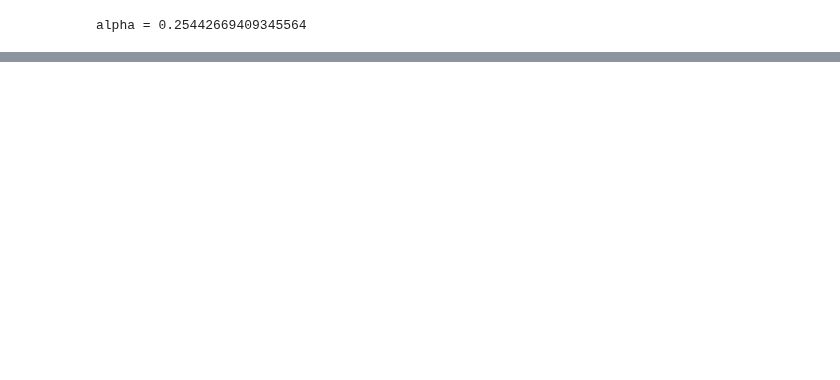
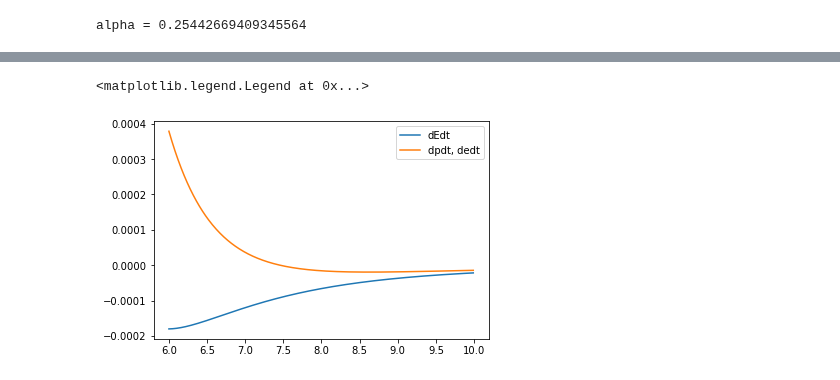
Before and after one commit to Shaun-F/GWGenerator, a Jupyter notebook: debugging/ODE_Solver.ipynb, the cells around one changed output, grey strips where cells are left out. Saved outputs shown, nothing was run; the diff lists cells and outputs as text; code cells hidden in the pictures; blank space fills up the shorter version.

```diff
--- a/debugging/ODE_Solver.ipynb
+++ b/debugging/ODE_Solver.ipynb
@@ -183,0 +210,17 @@ ax[1].plot(dom,ran2)
+# %%
+cl = Kerr()
+p = 5
+e = 0.8
+Ed = pyan.pydEdt(0.9,p,e,1.,10,10)
+Ld = pyan.pydLdt(0.9,p,e,1.,10,10)
+Pd = pyan.pydpdt(0.9,p,e,1.,10,10)
+ed = pyan.pydedt(0.9,p,e,1.,8,10)
+dEde = cl.dEde()(e,p)
+dEdp = cl.dEdp()(e,p)
+dLde = cl.dLde()(e,p)
+dLdp = cl.dLdp()(e,p)
+H = dLdp*dEde - dLde*dEdp
+re1 =dEdp*Pd + dEde*ed
+re2 = Ed
+print("From Pd,ed    {0} \n from E     {1}".format(re1,re2))
+print("\n dEde {0} \n dEdp {1} \n dLde {2} \n dLdp {3}".format(dEde, dEdp, dLde, dLdp))
@@ -183,0 +235,13 @@ ax[1].plot(dom,ran2)
+# %%
+res1 = lambda e,p: pyan.pydEdt(0.9,p,e,1.,10,10)
+res2 = lambda e,p: cl.dEdp()(e,p)*pyan.pydpdt(0.9,p,e,1.,10,10) + cl.dEde()(e,p)*pyan.pydedt(0.9,p,e,1.,8,10)
+dom = np.arange(6,10,0.01)
+e0 =0.9
+ran1 = [res1(e0, i) for i in dom]
+ran2 = [res2(e0,i) for i in dom]
+plt.plot(dom,ran1, label="dEdt")
+plt.plot(dom,ran2, label="dpdt, dedt")
+plt.legend()
+# %% [output]
+<matplotlib.legend.Legend at 0x...>
+[figure, added]
```
Also changed, not shown: parts of 10 cells of this notebook, 5 other files.
